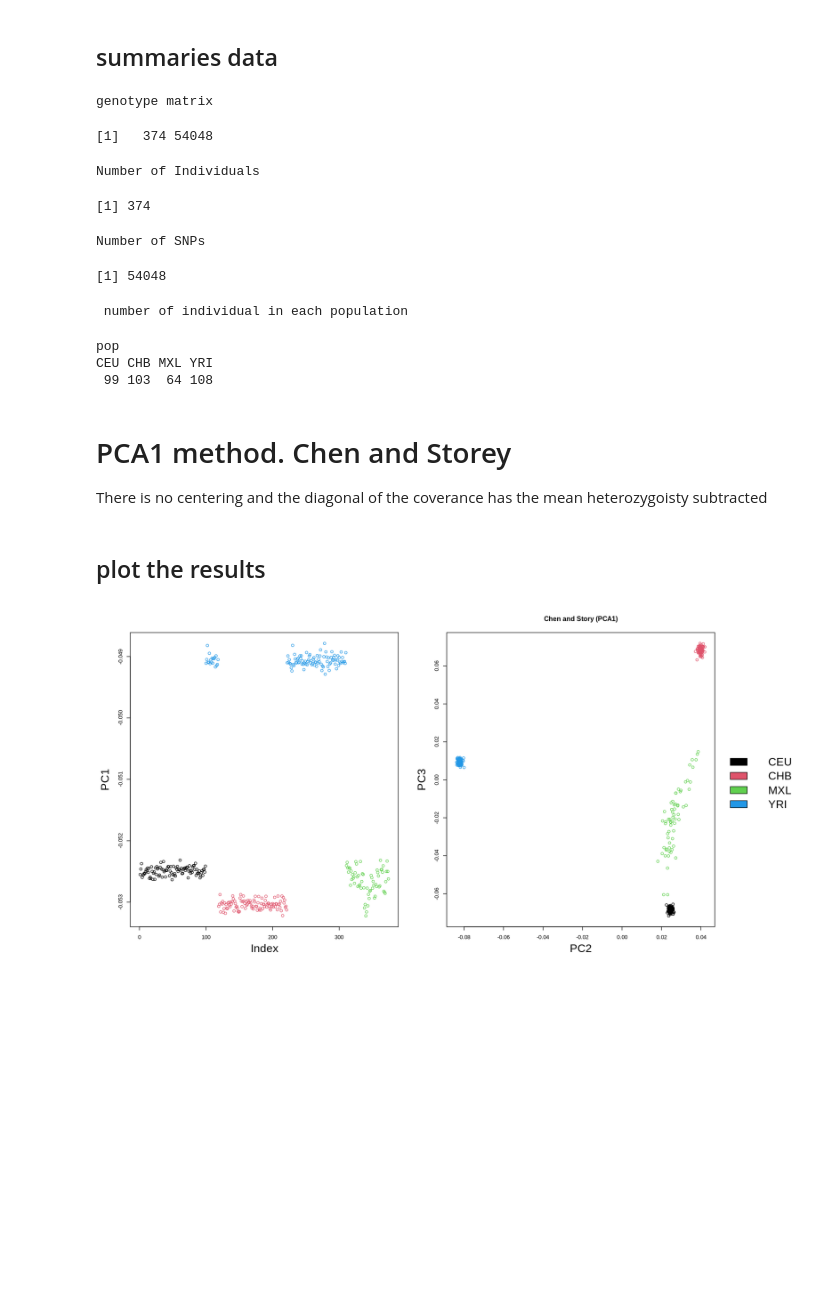
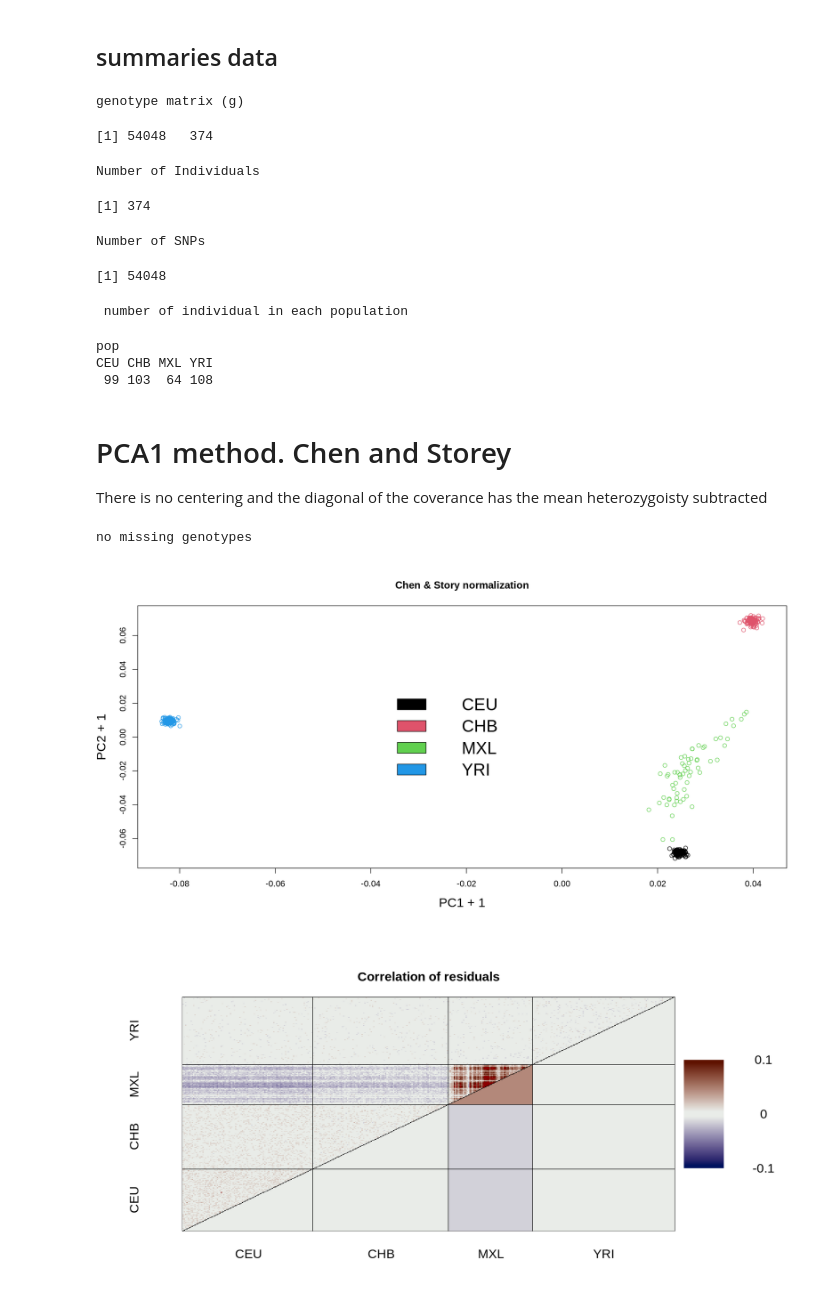
Before and after one commit to popgenDK/evalPopStructure, a Jupyter notebook: evalPCA.ipynb, the cells around one changed output. Saved outputs shown, nothing was run; the diff lists cells and outputs as text; code cells hidden in the pictures; blank space fills up the shorter version.

```diff
--- a/evalPCA.ipynb
+++ b/evalPCA.ipynb
@@ -13,24 +16,28 @@ load(url("http://pontus.popgen.dk/albrecht/open/admixTjeck/data.Rdata"))
 # %% [markdown]
 ## summaries data
 # %%
-cat("\ngenotype matrix\n")
-dim(geno)
 
 #transpose genotype
 g <- t(geno)
 
+cat("\ngenotype matrix (g)\n")
+dim(g)
+
 cat("\nNumber of Individuals\n")
-(N <- nrow(geno))
+(N <- ncol(g))
 
 cat("\nNumber of SNPs\n")
-( M <- ncol(geno))
+( M <- nrow(g))
+
+
+
 
 cat("\n number of individual in each population\n")
 pop <- as.factor(pop)
 table(pop)
 # %% [output]
-genotype matrix
+genotype matrix (g)
-[1]   374 54048
+[1] 54048   374
 Number of Individuals
 [1] 374
 Number of SNPs
@@ -57,18 +52,13 @@ e <- eigen(H_hat)
-# %% [markdown]
-## plot the results
-# %%
-layout(matrix(1:3,1),w=c(4,4,1))
-options(repr.plot.width=14, repr.plot.height=7)
-
-
-# for the chen and story PCA the first PC is different then standard PCA used in genentics
-par(mar=c(5.1,5.1,4.1,2.1))
-plot(e$vectors[,1],ylab="PC1",col=pop,cex.lab=2)
-plot(e$vectors[,2:3],col=pop,xlab="PC2",ylab="PC3",cex.lab=2,main="Chen and Story (PCA1)")
-
-#plot legend
-par(mar=c(0,0,0,0))
-plot.new()
-legend("center",fill=1:4,levels(pop),cex=2,bty="n")
-# %% [output]
-[figure, removed]
+# %%
+
+ pca1 <- makePCA(g,method="CS")
+ plot(pca1$vectors[,1:2+1],col=pop,xlab="PC1 + 1",ylab="PC2 + 1",cex.lab=1.5,main="Chen & Story normalization")
+ legend("center",fill=1:4,levels(pop),cex=2,bty="n")
+
+
+ res1 <- evalPCA(pca1,k=3)
+ plotCorRes(res1$corres, pop,max=0.1)
+# %% [output]
+no missing genotypes
+[figure, added]
+[figure, added]
```
Also changed, not shown: parts of 12 cells of this notebook.
